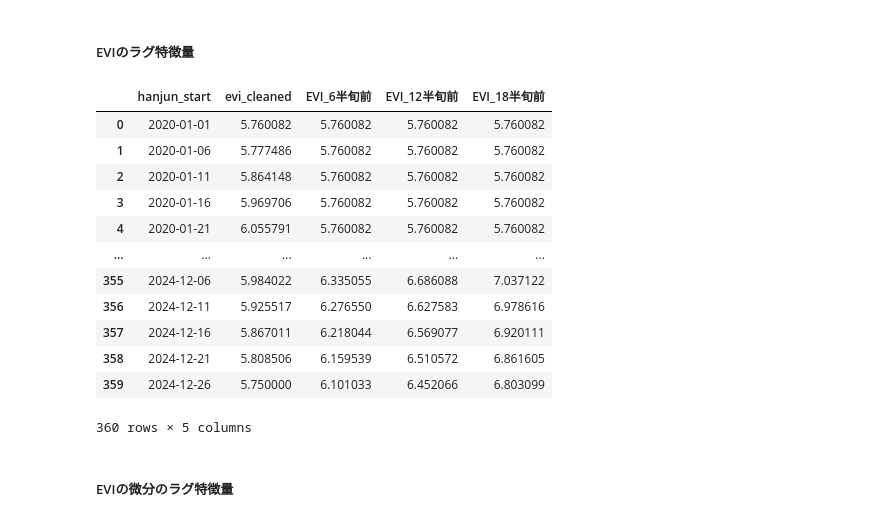
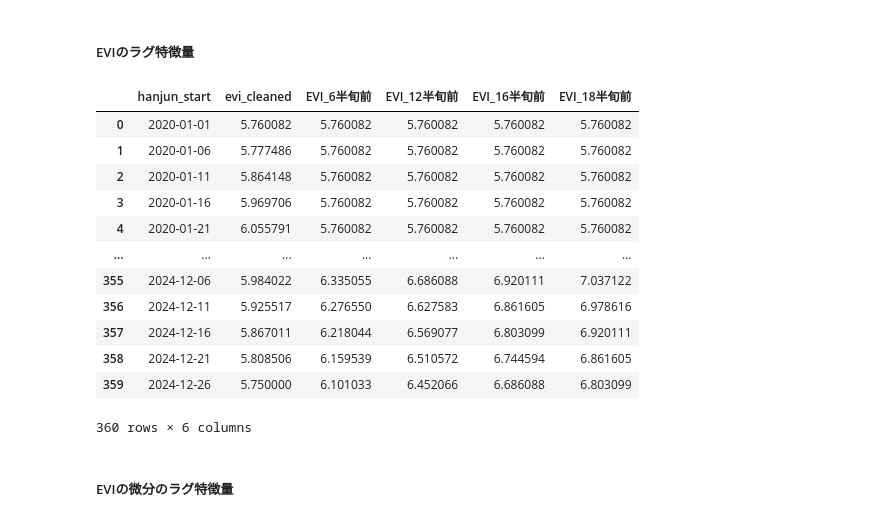
Before and after one commit to ShotaSasaki-HU/ASTRO-CAMP-2025, a Jupyter notebook: sarimax.ipynb, the cells around one changed output. Drawn from its saved outputs; the diff is of its cells as text; code cells hidden in the pictures.

```diff
--- a/sarimax.ipynb
+++ b/sarimax.ipynb
@@ -761,25 +773,25 @@ plt.show()
 # %%
 df_evi = df.copy()
 
-for n in [6, 12, 18]:
+for n in [6, 12, 16, 18]:
     df_evi[f'EVI_{n}半旬前'] = df_evi['evi_cleaned'].shift(n) # n半旬ずらした特徴量
 df_evi = df_evi.bfill()
 
 df_evi
 # %% [output]
-|  | hanjun_start | evi_cleaned | EVI_6半旬前 | EVI_12半旬前 | EVI_18半旬前 |
-| 0 | 2020-01-01 | 5.760082 | 5.760082 | 5.760082 | 5.760082 |
-| 1 | 2020-01-06 | 5.777486 | 5.760082 | 5.760082 | 5.760082 |
-| 2 | 2020-01-11 | 5.864148 | 5.760082 | 5.760082 | 5.760082 |
-| 3 | 2020-01-16 | 5.969706 | 5.760082 | 5.760082 | 5.760082 |
-| 4 | 2020-01-21 | 6.055791 | 5.760082 | 5.760082 | 5.760082 |
-| ... | ... | ... | ... | ... | ... |
-| 355 | 2024-12-06 | 5.984022 | 6.335055 | 6.686088 | 7.037122 |
-| 356 | 2024-12-11 | 5.925517 | 6.276550 | 6.627583 | 6.978616 |
-| 357 | 2024-12-16 | 5.867011 | 6.218044 | 6.569077 | 6.920111 |
-| 358 | 2024-12-21 | 5.808506 | 6.159539 | 6.510572 | 6.861605 |
-| 359 | 2024-12-26 | 5.750000 | 6.101033 | 6.452066 | 6.803099 |
+|  | hanjun_start | evi_cleaned | EVI_6半旬前 | EVI_12半旬前 | EVI_16半旬前 | EVI_18半旬前 |
+| 0 | 2020-01-01 | 5.760082 | 5.760082 | 5.760082 | 5.760082 | 5.760082 |
+| 1 | 2020-01-06 | 5.777486 | 5.760082 | 5.760082 | 5.760082 | 5.760082 |
+| 2 | 2020-01-11 | 5.864148 | 5.760082 | 5.760082 | 5.760082 | 5.760082 |
+| 3 | 2020-01-16 | 5.969706 | 5.760082 | 5.760082 | 5.760082 | 5.760082 |
+| 4 | 2020-01-21 | 6.055791 | 5.760082 | 5.760082 | 5.760082 | 5.760082 |
+| ... | ... | ... | ... | ... | ... | ... |
+| 355 | 2024-12-06 | 5.984022 | 6.335055 | 6.686088 | 6.920111 | 7.037122 |
+| 356 | 2024-12-11 | 5.925517 | 6.276550 | 6.627583 | 6.861605 | 6.978616 |
+| 357 | 2024-12-16 | 5.867011 | 6.218044 | 6.569077 | 6.803099 | 6.920111 |
+| 358 | 2024-12-21 | 5.808506 | 6.159539 | 6.510572 | 6.744594 | 6.861605 |
+| 359 | 2024-12-26 | 5.750000 | 6.101033 | 6.452066 | 6.686088 | 6.803099 |
-360 rows × 5 columns
+360 rows × 6 columns
 # %% [markdown]
 ##### EVIの微分のラグ特徴量
 # %%
```
Also changed, not shown: parts of 17 cells of this notebook.
